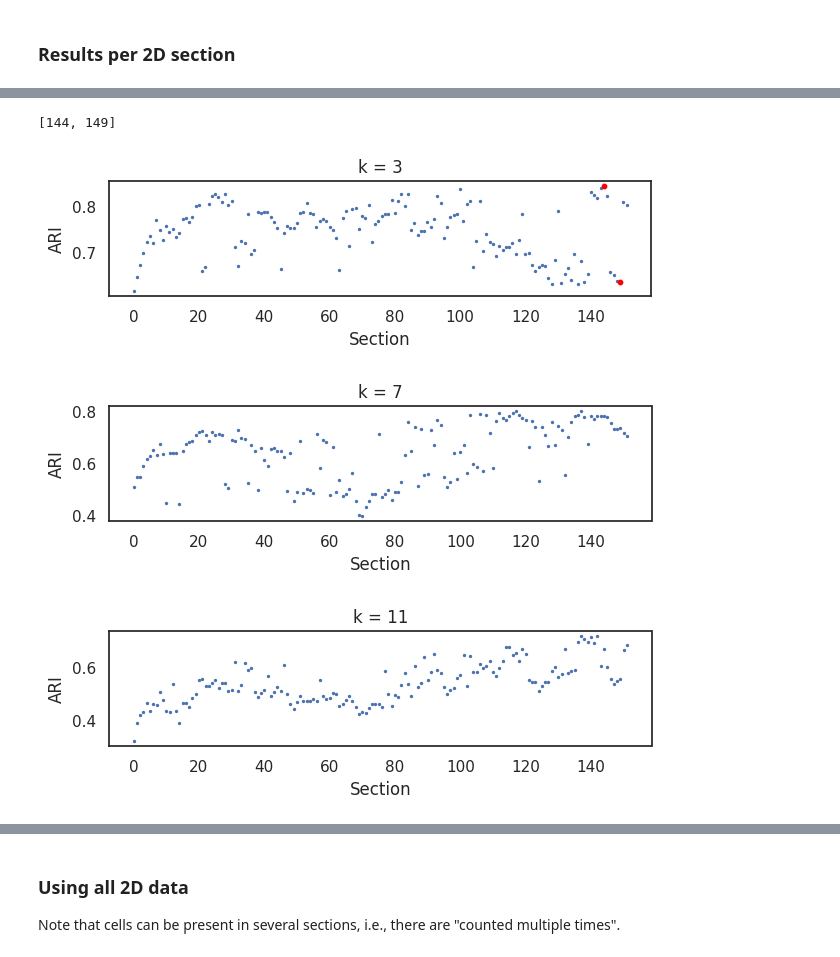
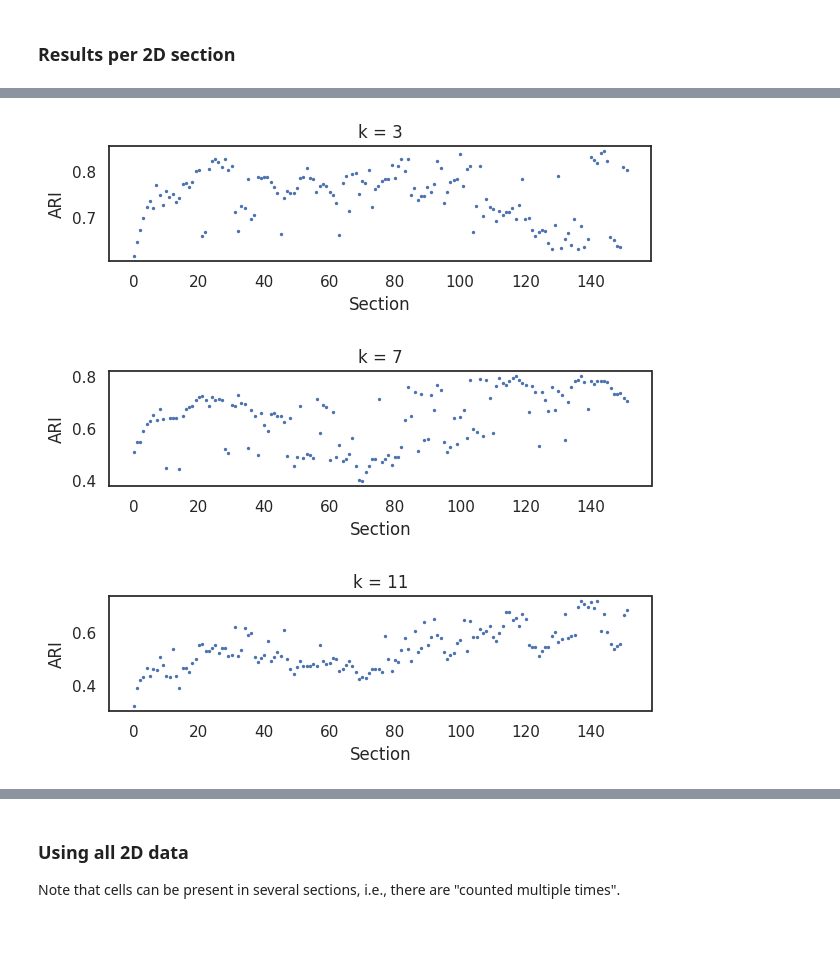
Before and after one commit to gesavoigt/master_thesis, a Jupyter notebook: scripts/nbh_analysis/scimap_niche_detection.ipynb, the cells around one changed output, grey strips where cells are left out. Saved outputs shown, nothing was run; the diff lists cells and outputs as text; code cells hidden in the pictures.

```diff
--- a/scripts/nbh_analysis/scimap_niche_detection.ipynb
+++ b/scripts/nbh_analysis/scimap_niche_detection.ipynb
@@ -158,31 +158,17 @@ for k in ks:
         else: ## Calculate adjusted rand index
             results[i] = adjusted_rand_score(adata3_ids, adata2_ids)
     ari[k] = results
-# %%
-## Select exemplary sections for plotting
-k_select = 3
-sections = [
-    img_ids[ari[k_select].argmax()],
-    #np.argwhere(ari[k_select] < .64)[1][0],
-    #np.argwhere(ari[k_select] < .64)[-3][0],
-    np.argwhere(ari[k_select] < .64)[-1][0]
-    ]
-sections
-# %% [output]
-[144, 149]
 # %%
 ## Plot ARI
 for k in ks:
     plt.subplots(figsize=(7,1.5))
     plt.title(f'k = {k}')
     plt.scatter(img_ids, ari[k], s=2)
-    if k == k_select:
-        plt.scatter(sections, ari[k][sections], c='red', s=10)
     plt.xlabel('Section')
     plt.ylabel('ARI')
     plt.show()
 # %% [output]
-[figure, old version]
+[figure, new version]
 [figure]
 [figure]
 # %%
```
Also changed, not shown: parts of 10 cells of this notebook, 7 other files.
